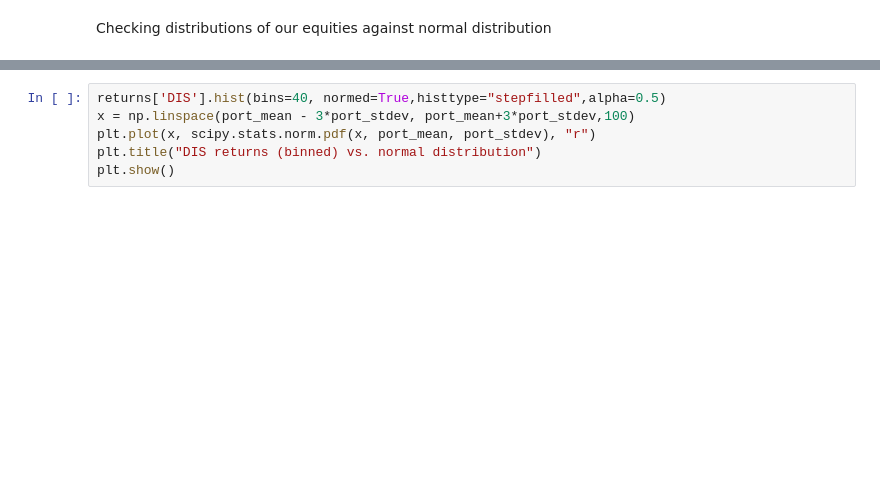
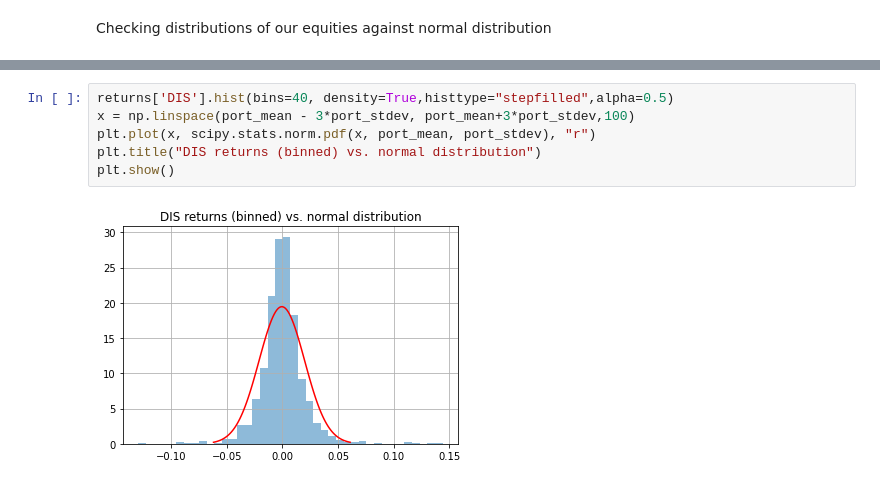
Before and after one commit to voletibhaskar/Financial-Analytics, a Jupyter notebook: VAR.ipynb, the cells around one changed output, grey strips where cells are left out. Drawn from its saved outputs; the diff is of its cells as text; blank space fills up the shorter version.

```diff
--- a/VAR.ipynb
+++ b/VAR.ipynb
@@ -160,6 +171,8 @@ plt.show()
 # %%
-returns['DIS'].hist(bins=40, normed=True,histtype="stepfilled",alpha=0.5)
+returns['DIS'].hist(bins=40, density=True,histtype="stepfilled",alpha=0.5)
 x = np.linspace(port_mean - 3*port_stdev, port_mean+3*port_stdev,100)
 plt.plot(x, scipy.stats.norm.pdf(x, port_mean, port_stdev), "r")
 plt.title("DIS returns (binned) vs. normal distribution")
 plt.show()
+# %% [output]
+[figure, added]
```
Also changed, not shown: parts of 13 cells of this notebook.
